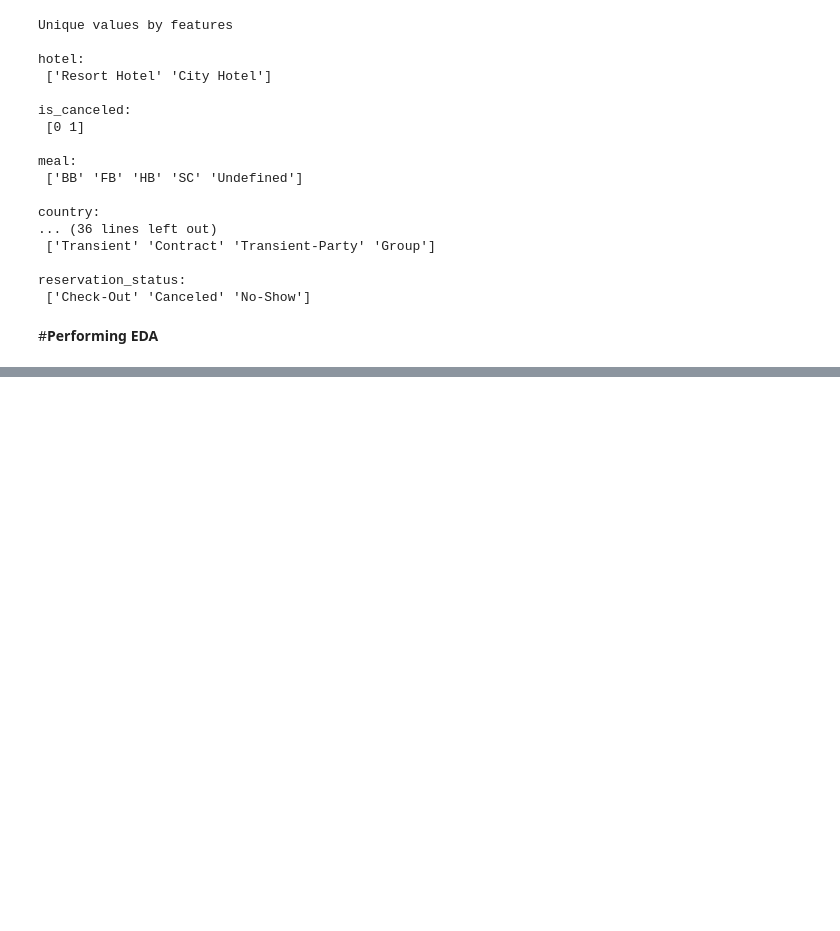
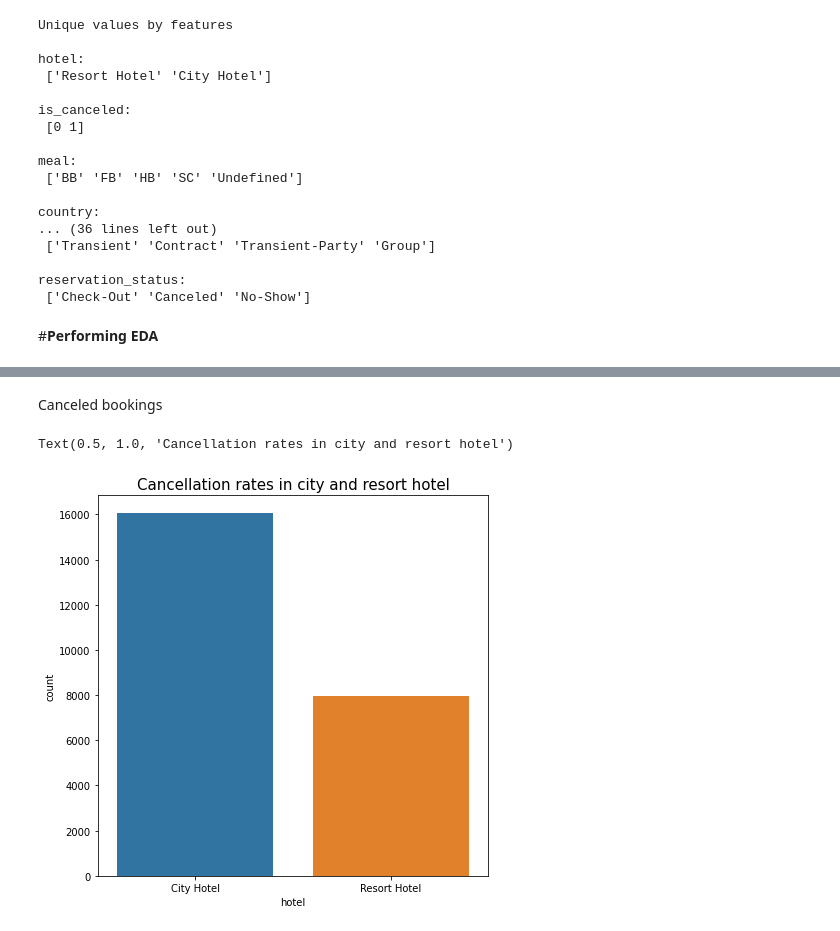
Before and after one commit to rohithv-21/Hotel-booking-analysis, a Jupyter notebook: Hotel_booking_analysis_(Team).ipynb, the cells around one changed output, grey strips where cells are left out. Cells and saved outputs as stored; diff of their text form; code cells hidden in the pictures; blank space fills up the shorter version.

```diff
--- a/Hotel_booking_analysis_(Team).ipynb
+++ b/Hotel_booking_analysis_(Team).ipynb
@@ -278,0 +299,11 @@ reservation_status:
+# %% [markdown]
+Canceled bookings
+# %%
+l1 = ['is_canceled', 'hotel']
+type_of_hotel_canceled = df[l1]
+canceled_hotel = type_of_hotel_canceled[type_of_hotel_canceled['is_canceled'] == 'canceled'].groupby(['hotel']).size().reset_index(name = 'count')
+plt.figure(figsize=(7,7))
+sns.barplot(data = canceled_hotel, x = 'hotel', y = 'count').set_title('Cancellation rates in city and resort hotel',fontsize=15)
+# %% [output]
+Text(0.5, 1.0, 'Cancellation rates in city and resort hotel')
+[figure, added]
```
Also changed, not shown: parts of 26 cells of this notebook.
